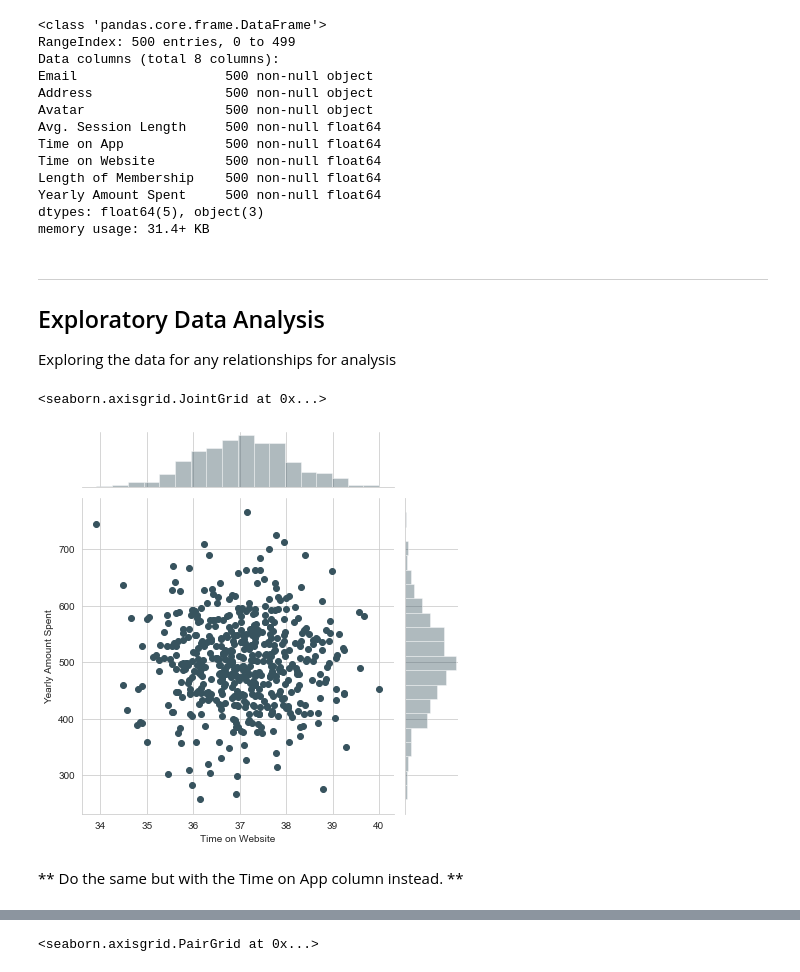
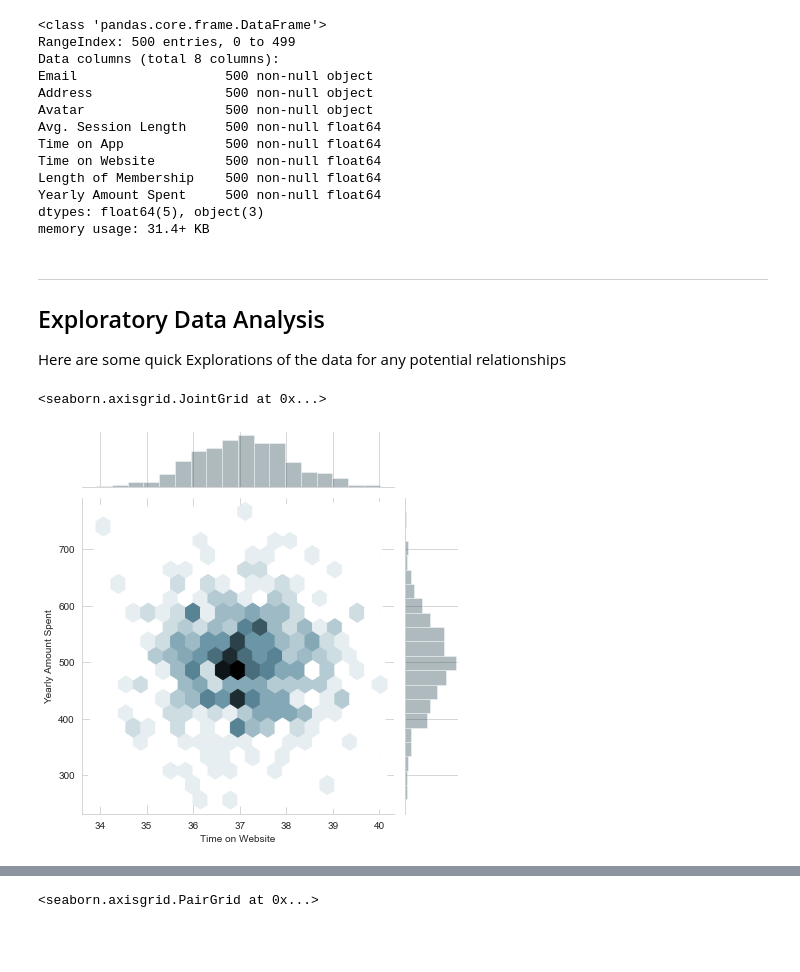
Before and after one commit to TylerTsang/Data-Science-Archive, a Jupyter notebook: Practice/Linear Regression/Linear Regression Practice_Ecommerce.ipynb, the cells around one changed output, grey strips where cells are left out. Drawn from its saved outputs; the diff is of its cells as text; code cells hidden in the pictures; blank space fills up the shorter version.

```diff
--- a/Practice/Linear Regression/Linear Regression Practice_Ecommerce.ipynb
+++ b/Practice/Linear Regression/Linear Regression Practice_Ecommerce.ipynb
@@ -65,15 +65,13 @@ memory usage: 31.4+ KB
 ___
 ## Exploratory Data Analysis
 
-Exploring the data for any relationships for analysis
+Here are some quick Explorations of the data for any potential relationships
 # %%
 sns.set_palette('GnBu_d')
 sns.set_style('whitegrid')
 # %%
-sns.jointplot(data = customers, x = 'Time on Website', y = 'Yearly Amount Spent')
+sns.jointplot(data = customers, x = 'Time on Website', y = 'Yearly Amount Spent', kind = 'hex')
 # %% [output]
 <seaborn.axisgrid.JointGrid at 0x...>
-[figure, old version]
+[figure, new version]
-# %% [markdown]
-** Do the same but with the Time on App column instead. **
 # %%
```
Also changed, not shown: parts of 52 cells of this notebook.
